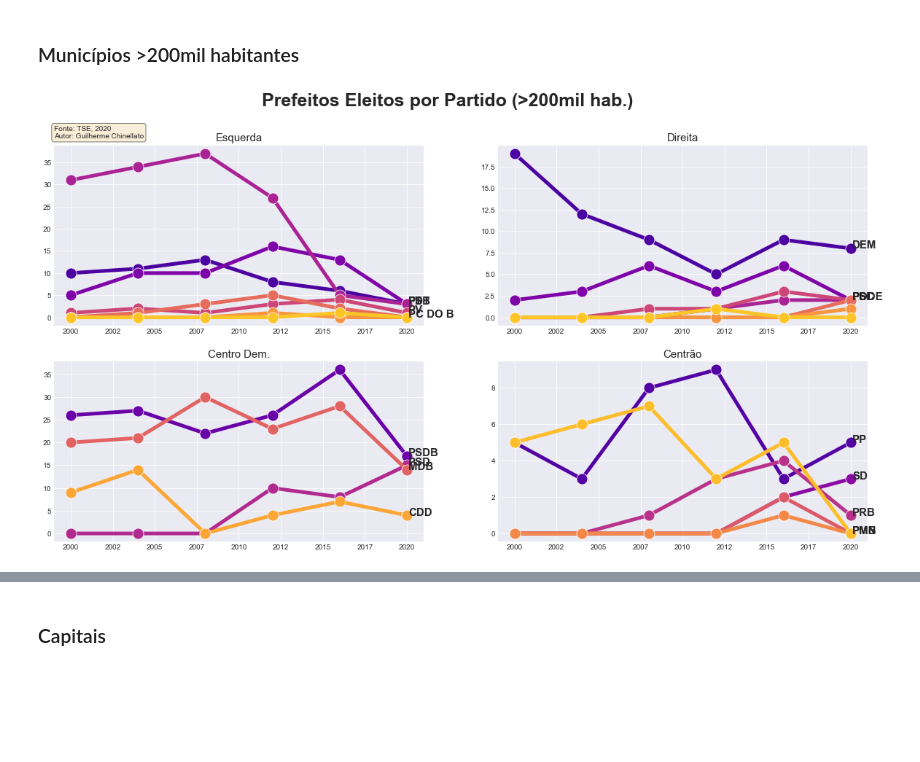
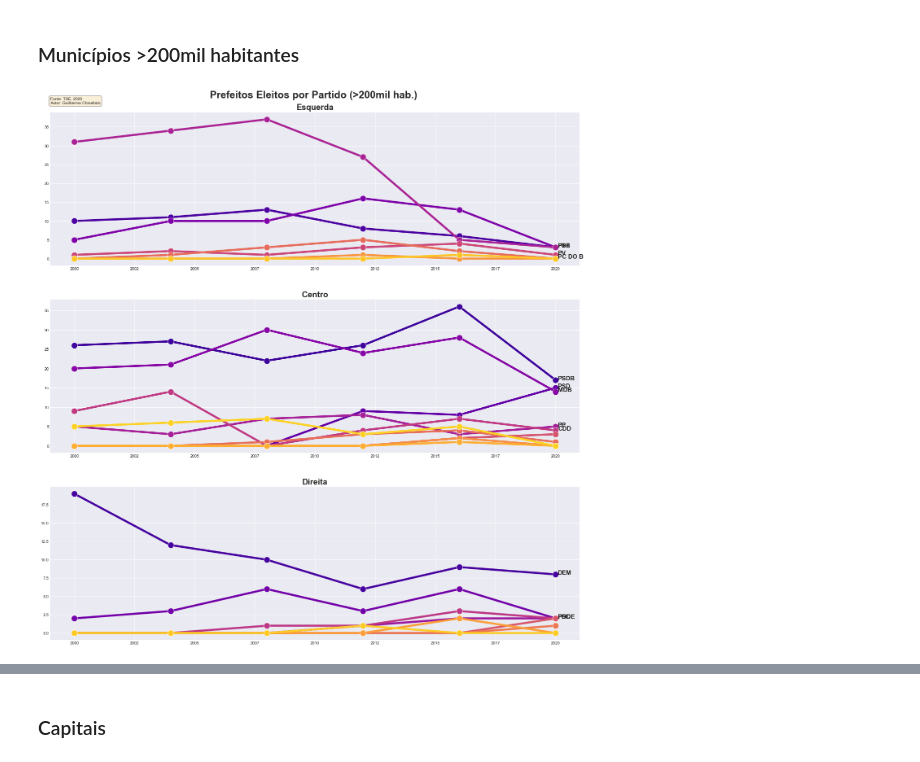
Before and after one commit to gchinellato/eleicoes-ideologia, a Jupyter notebook: eleicoes-ideologia.ipynb, the cells around one changed output, grey strips where cells are left out. Saved outputs shown, nothing was run; the diff lists cells and outputs as text; code cells hidden in the pictures; blank space fills up the shorter version.

```diff
--- a/eleicoes-ideologia.ipynb
+++ b/eleicoes-ideologia.ipynb
@@ -167,0 +296,8 @@ df['ideologia'] = df.sigla_partido.map(mapa_ideologico)
+# %%
+# Obter tabela latitude e longitude para municipios
+link = 'https://raw.githubusercontent.com/kelvins/Municipios-Brasileiros/main/csv/municipios.csv'
+df_lat_long = pd.read_csv(link)
+df_lat_long.set_index('codigo_ibge', inplace=True)
+df_lat_long.drop(['nome','capital','codigo_uf'], axis=1, inplace=True)
+# %%
+df = df.join(df_lat_long)
@@ -355,13 +419,14 @@ municipio_pop = municipio_pop.explode('sigla_uf')
 Filtrar somente municipios com mais de 200mil habitantes
 # %%
 # somente municipios com >200mil hab.
-municipio_200mil = municipio_pop[municipio_pop['População'] > 200000].loc[:,['Município','sigla_uf','Unidade federativa']]
+municipio_200mil = municipios[municipios['População'] > 200000].loc[:,['Município','sigla_uf','Unidade federativa']]
 
-# eliminar brasilia
-municipio_200mil = municipio_200mil.assign(nome_sigla_municipio = municipio_200mil.sigla_uf + ',' + municipio_200mil['Município'])
+# eliminar Brasilia e Fernando de Noronha
 municipio_200mil.drop(municipio_200mil[municipio_200mil['Município'] == 'BRASILIA'].index, inplace=True)
+municipio_200mil.drop(municipio_200mil[municipio_200mil['Município'] == 'FERNANDO DE NORONHA'].index, inplace=True)
 
 # eliminar municipios que possuem o mesmo nome, mas são de diferentes estados e nao possuem +200mil.
+municipio_200mil = municipio_200mil.assign(nome_sigla_municipio = municipio_200mil.sigla_uf + ',' + municipio_200mil['Município'])
 df_temp = df.assign(nome_sigla_municipio = df.sigla_uf + ',' + df.nome_municipio)
 df_200mil = df_temp[(df_temp.nome_sigla_municipio.isin(municipio_200mil.nome_sigla_municipio.tolist()))]
 # %%
@@ -473,25 +538,26 @@ r_esq_200mil = r_esq_200mil.drop('ideologia', axis=1).T
 r_esq_200mil = r_esq_200mil.fillna(0).astype(int)
 r_esq_200mil.sort_values(r_esq_200mil.index[-1], axis=1, ascending=False, inplace=True)
 
+r_centro_200mil = res_200mil[res_200mil.ideologia == 'Centro']
+r_centro_200mil = r_centro_200mil.drop('ideologia', axis=1).T
+r_centro_200mil = r_centro_200mil.fillna(0).astype(int)
+r_centro_200mil.sort_values(r_centro_200mil.index[-1], axis=1, ascending=False, inplace=True)
+
 r_dir_200mil = res_200mil[res_200mil.ideologia == 'Direita']
 r_dir_200mil = r_dir_200mil.drop('ideologia', axis=1).T
 r_dir_200mil = r_dir_200mil.fillna(0).astype(int)
 r_dir_200mil.sort_values(r_dir_200mil.index[-1], axis=1, ascending=False, inplace=True)
-
-r_centro_dem_200mil = res_200mil[res_200mil.ideologia == 'Centro Dem']
-r_centro_dem_200mil = r_centro_dem_200mil.drop('ideologia', axis=1).T
-r_centro_dem_200mil = r_centro_dem_200mil.fillna(0).astype(int)
-r_centro_dem_200mil.sort_values(r_centro_dem_200mil.index[-1], axis=1, ascending=False, inplace=True)
-
-r_centrao_200mil = res_200mil[res_200mil.ideologia == 'Centrao']
-r_centrao_200mil = r_centrao_200mil.drop('ideologia', axis=1).T
-r_centrao_200mil = r_centrao_200mil.fillna(0).astype(int)
-r_centrao_200mil.sort_values(r_centrao_200mil.index[-1], axis=1, ascending=False, inplace=True)
 # %%
-fig, axs = plt.subplots(2,2, figsize = (20,10))
-title = 'Prefeitos Eleitos por Partido (>200mil hab.)'
-draw_subplots(fig, axs, r_esq_200mil, r_dir_200mil, r_centro_dem_200mil, r_centrao_200mil, title, legend)
+fig, axs = plt.subplots(3,1, figsize = (20,20))
+fig.suptitle('Prefeitos Eleitos por Partido (>200mil hab.)', fontsize=25, fontweight='bold')
+
+props = dict(boxstyle='round', facecolor='wheat', alpha=0.5)
+axs[0].text(0.0, 1.10, legend, transform=axs[0].transAxes, fontsize=10, verticalalignment='top', bbox=props)
+
+draw_subplots(axs, r_esq_200mil, r_centro_200mil, r_dir_200mil)
+
+fig.tight_layout(pad=5.0)
 plt.savefig('output/prefeitos_partido_200mil.png', dpi=300, bbox_inches = 'tight')
 # %% [output]
-[figure, old version]
+[figure, new version]
 # %%
```
Also changed, not shown: parts of 95 cells of this notebook, 36 other files.
